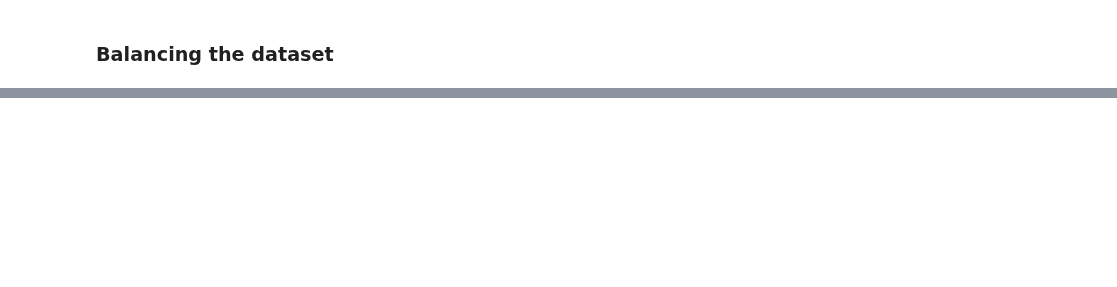
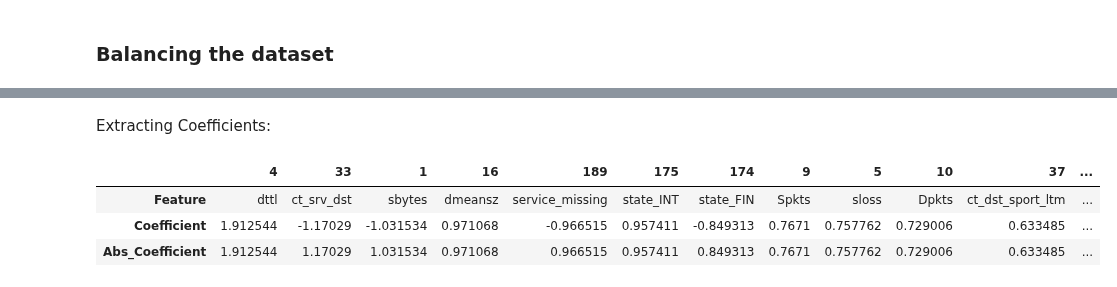
Before and after one commit to Mugna46/AI_project, a Jupyter notebook: AI.ipynb, the cells around one changed output, grey strips where cells are left out. Cells and saved outputs as stored; diff of their text form; code cells hidden in the pictures; blank space fills up the shorter version.

```diff
--- a/AI.ipynb
+++ b/AI.ipynb
@@ -781,0 +840,18 @@ Labels with NO sampler
+# %% [markdown]
+Extracting Coefficients:
+# %%
+coefficients = clf.coef_[0]
+coeff_df = pd.DataFrame({
+    'Feature': X_train.columns,
+    'Coefficient': coefficients
+})
+
+coeff_df['Abs_Coefficient'] = coeff_df['Coefficient'].abs()
+coeff_df = coeff_df.sort_values(by='Abs_Coefficient', ascending=False)
+
+coeff_df.T
+# %% [output]
+|  | 4 | 33 | 1 | 16 | 189 | 175 | 174 | 9 | 5 | 10 | 37 | ... |
+| Feature | dttl | ct_srv_dst | sbytes | dmeansz | service_missing | state_INT | state_FIN | Spkts | sloss | Dpkts | ct_dst_sport_ltm | ... |
+| Coefficient | 1.912544 | -1.17029 | -1.031534 | 0.971068 | -0.966515 | 0.957411 | -0.849313 | 0.7671 | 0.757762 | 0.729006 | 0.633485 | ... |
+| Abs_Coefficient | 1.912544 | 1.17029 | 1.031534 | 0.971068 | 0.966515 | 0.957411 | 0.849313 | 0.7671 | 0.757762 | 0.729006 | 0.633485 | ... |
```
Also changed, not shown: parts of 16 cells of this notebook, 1 other file.
